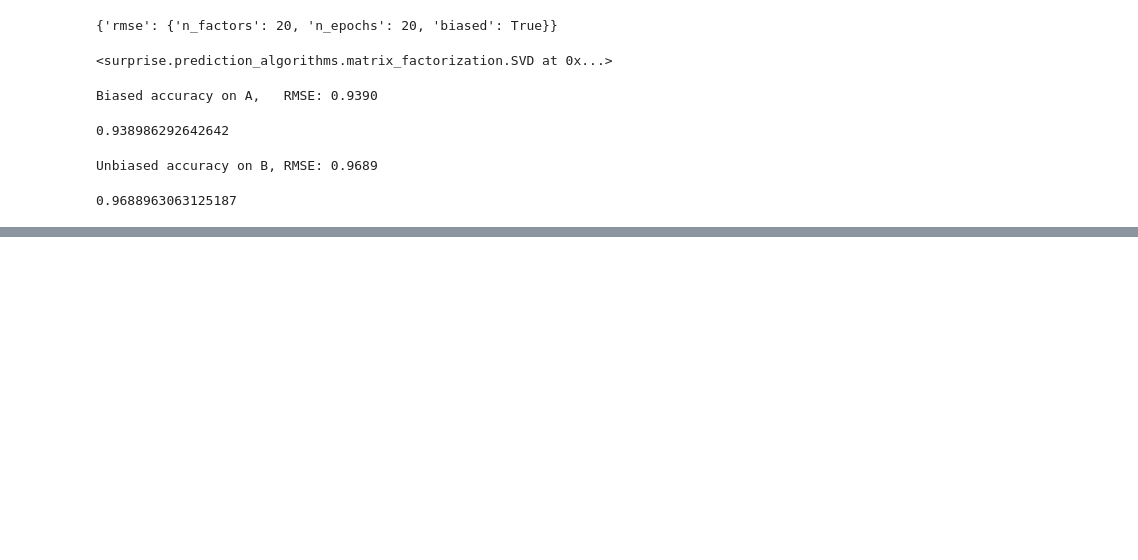
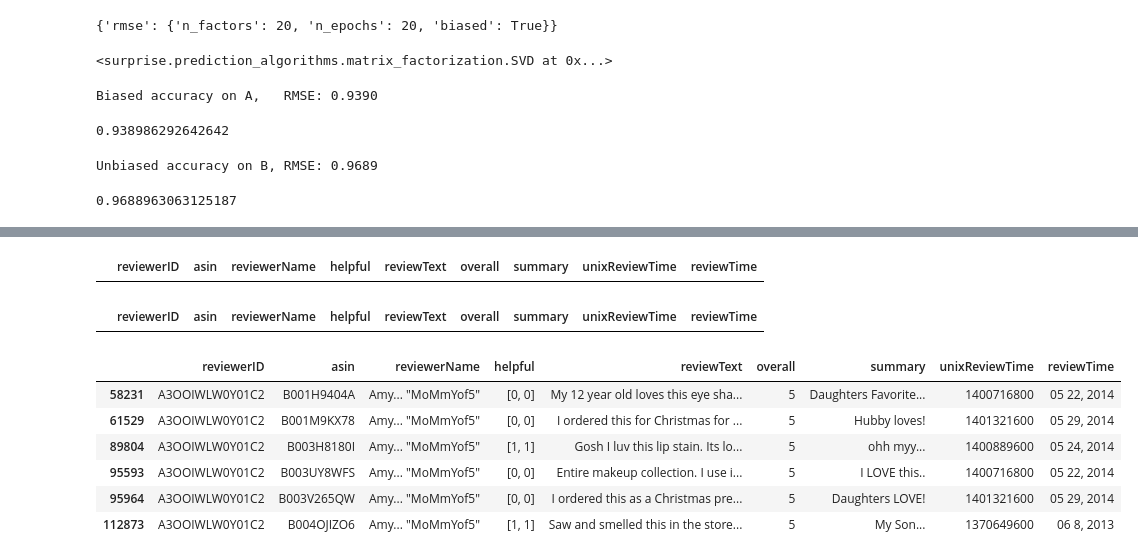
Before and after one commit to zander1268/Recommendation-Systems, a Jupyter notebook: Alex_notebook_2.ipynb, the cells around one changed output, grey strips where cells are left out. Cells and saved outputs as stored; diff of their text form; code cells hidden in the pictures; blank space fills up the shorter version.

```diff
--- a/Alex_notebook_2.ipynb
+++ b/Alex_notebook_2.ipynb
@@ -428,0 +664,20 @@ Unbiased accuracy on B, RMSE: 0.9689
+# %%
+#Testing a few high rating user IDs to see if we succesfully dropped from our cleaned df
+df_cleaned[df_cleaned["reviewerID"]== "A3OOIWLW0Y01C2"]
+# %% [output]
+|  | reviewerID | asin | reviewerName | helpful | reviewText | overall | summary | unixReviewTime | reviewTime |
+# %%
+#It worked!
+df_cleaned[df_cleaned["reviewerID"]== "A2FM0GJWDCQNFD"]
+# %% [output]
+|  | reviewerID | asin | reviewerName | helpful | reviewText | overall | summary | unixReviewTime | reviewTime |
+# %%
+df[df["reviewerID"]== "A3OOIWLW0Y01C2"]
+# %% [output]
+|  | reviewerID | asin | reviewerName | helpful | reviewText | overall | summary | unixReviewTime | reviewTime |
+| 58231 | A3OOIWLW0Y01C2 | B001H9404A | Amy... "MoMmYof5" | [0, 0] | My 12 year old loves this eye sha... | 5 | Daughters Favorite... | 1400716800 | 05 22, 2014 |
+| 61529 | A3OOIWLW0Y01C2 | B001M9KX78 | Amy... "MoMmYof5" | [0, 0] | I ordered this for Christmas for ... | 5 | Hubby loves! | 1401321600 | 05 29, 2014 |
+| 89804 | A3OOIWLW0Y01C2 | B003H8180I | Amy... "MoMmYof5" | [1, 1] | Gosh I luv this lip stain. Its lo... | 5 | ohh myy... | 1400889600 | 05 24, 2014 |
+| 95593 | A3OOIWLW0Y01C2 | B003UY8WFS | Amy... "MoMmYof5" | [0, 0] | Entire makeup collection. I use i... | 5 | I LOVE this.. | 1400716800 | 05 22, 2014 |
+| 95964 | A3OOIWLW0Y01C2 | B003V265QW | Amy... "MoMmYof5" | [0, 0] | I ordered this as a Christmas pre... | 5 | Daughters LOVE! | 1401321600 | 05 29, 2014 |
+| 112873 | A3OOIWLW0Y01C2 | B004OJIZO6 | Amy... "MoMmYof5" | [1, 1] | Saw and smelled this in the store... | 5 | My Son... | 1370649600 | 06 8, 2013 |
```
Also changed, not shown: parts of 34 cells of this notebook, 2 other files.
